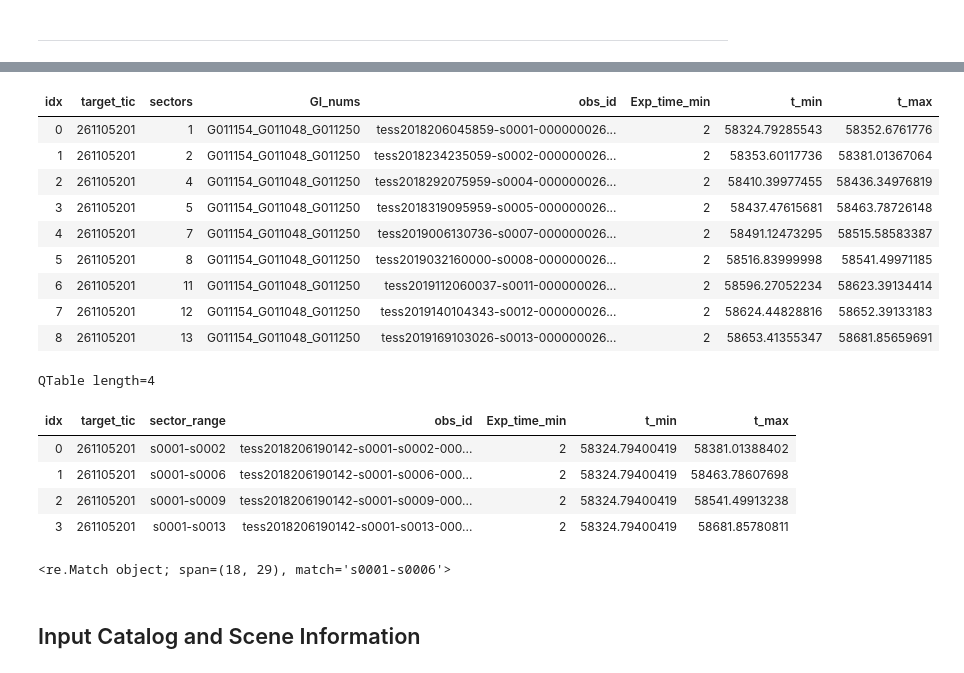
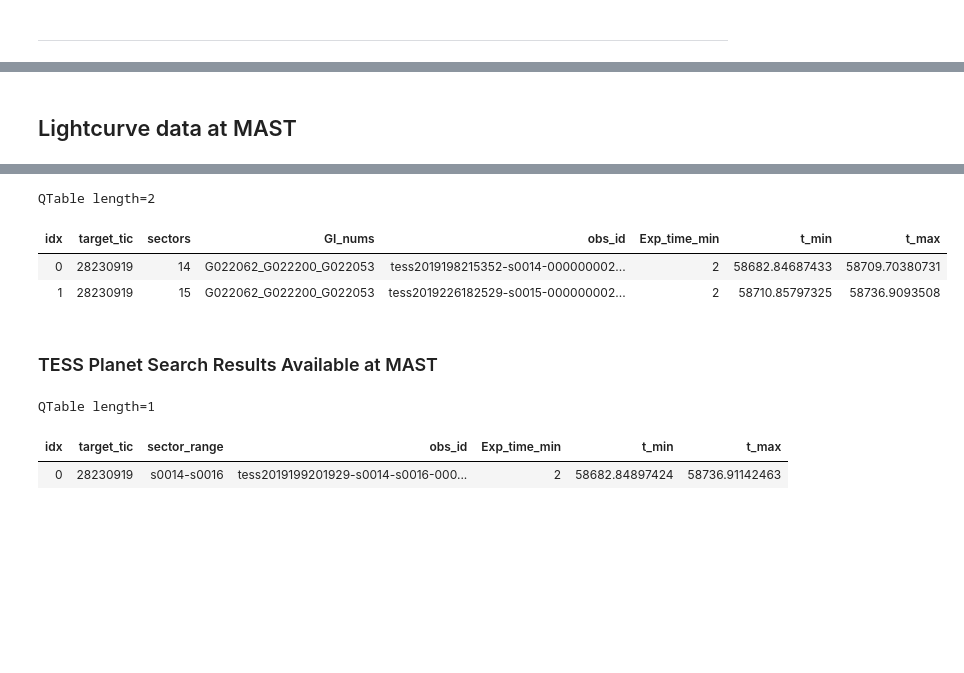
Before and after one commit to mustaric/pilotTessContent, a Jupyter notebook: code/tic_data_query.ipynb, the cells around one changed output, grey strips where cells are left out. Cells and saved outputs as stored; diff of their text form; code cells hidden in the pictures; blank space fills up the shorter version.

```diff
--- a/code/tic_data_query.ipynb
+++ b/code/tic_data_query.ipynb
@@ -15,2 +5,9 @@ import re
+# %%
+star_name="hat-p-11"  #string TIC ID or string of full star name
+size=.11 #Cone Search size in degrees
+maglimit = 15  #Dimmest stars you want retrieved
+nearest=15  #Limit number of stars shown
+#Column names
+cols=['ID', 'Tmag', 'Jmag', 'Teff','logg','ra', 'dec','dstArcSec']
 # %% [markdown]
 ----
@@ -164,0 +18,3 @@ def get_twomin_obs(ticlist):
+# %%
+ticinfo = tq.get_tic_info(star_name, radius_deg = size, cols=cols)
+ticinfo.show_in_notebook(display_length=nearest)
@@ -165,6 +46,7 @@ def get_twomin_obs(ticlist):
+# %% [markdown]
+## Lightcurve data at MAST
 # %%
-ticlist = [261105201]
-
-obs_table, dv_table = get_twomin_obs(ticlist)
+ticlist = ticinfo['ID']
+obs_table, dv_table = tq.get_twomin_obs(ticlist[0:3])
 obs_table.show_in_notebook()
 # %% [output]
@@ -172,19 +54,12 @@ QTable length=9
+QTable length=2
 | idx | target_tic | sectors | GI_nums | obs_id | Exp_time_min | t_min | t_max |
-| 0 | 261105201 | 1 | G011154_G011048_G011250 | tess2018206045859-s0001-000000026... | 2 | 58324.79285543 | 58352.6761776 |
-| 1 | 261105201 | 2 | G011154_G011048_G011250 | tess2018234235059-s0002-000000026... | 2 | 58353.60117736 | 58381.01367064 |
-| 2 | 261105201 | 4 | G011154_G011048_G011250 | tess2018292075959-s0004-000000026... | 2 | 58410.39977455 | 58436.34976819 |
-| 3 | 261105201 | 5 | G011154_G011048_G011250 | tess2018319095959-s0005-000000026... | 2 | 58437.47615681 | 58463.78726148 |
-| 4 | 261105201 | 7 | G011154_G011048_G011250 | tess2019006130736-s0007-000000026... | 2 | 58491.12473295 | 58515.58583387 |
-| 5 | 261105201 | 8 | G011154_G011048_G011250 | tess2019032160000-s0008-000000026... | 2 | 58516.83999998 | 58541.49971185 |
-| 6 | 261105201 | 11 | G011154_G011048_G011250 | tess2019112060037-s0011-000000026... | 2 | 58596.27052234 | 58623.39134414 |
-| 7 | 261105201 | 12 | G011154_G011048_G011250 | tess2019140104343-s0012-000000026... | 2 | 58624.44828816 | 58652.39133183 |
-| 8 | 261105201 | 13 | G011154_G011048_G011250 | tess2019169103026-s0013-000000026... | 2 | 58653.41355347 | 58681.85659691 |
+| 0 | 28230919 | 14 | G022062_G022200_G022053 | tess2019198215352-s0014-000000002... | 2 | 58682.84687433 | 58709.70380731 |
+| 1 | 28230919 | 15 | G022062_G022200_G022053 | tess2019226182529-s0015-000000002... | 2 | 58710.85797325 | 58736.9093508 |
+# %% [markdown]
+### TESS Planet Search Results Available at MAST
 # %%
 dv_table.show_in_notebook()
 # %% [output]
-QTable length=4
+QTable length=1
 | idx | target_tic | sector_range | obs_id | Exp_time_min | t_min | t_max |
-| 0 | 261105201 | s0001-s0002 | tess2018206190142-s0001-s0002-000... | 2 | 58324.79400419 | 58381.01388402 |
-| 1 | 261105201 | s0001-s0006 | tess2018206190142-s0001-s0006-000... | 2 | 58324.79400419 | 58463.78607698 |
-| 2 | 261105201 | s0001-s0009 | tess2018206190142-s0001-s0009-000... | 2 | 58324.79400419 | 58541.49913238 |
-| 3 | 261105201 | s0001-s0013 | tess2018206190142-s0001-s0013-000... | 2 | 58324.79400419 | 58681.85780811 |
+| 0 | 28230919 | s0014-s0016 | tess2019199201929-s0014-s0016-000... | 2 | 58682.84897424 | 58736.91142463 |
@@ -193,12 +65,0 @@ obs_table.sort(keys=['sectors'])
-# %%
-import re
-
-match = re.search("s\d\d\d\d-s\d\d\d\d",'tess2018206190142-s0001-s0006-0000000261105201-00196')
-print(match)
-if match == None:
-    print('hi')
-#obs_table
-# %% [output]
-<re.Match object; span=(18, 29), match='s0001-s0006'>
-# %% [markdown]
-## Input Catalog and Scene Information
```
Also changed, not shown: parts of 18 cells of this notebook, 2 other files.
